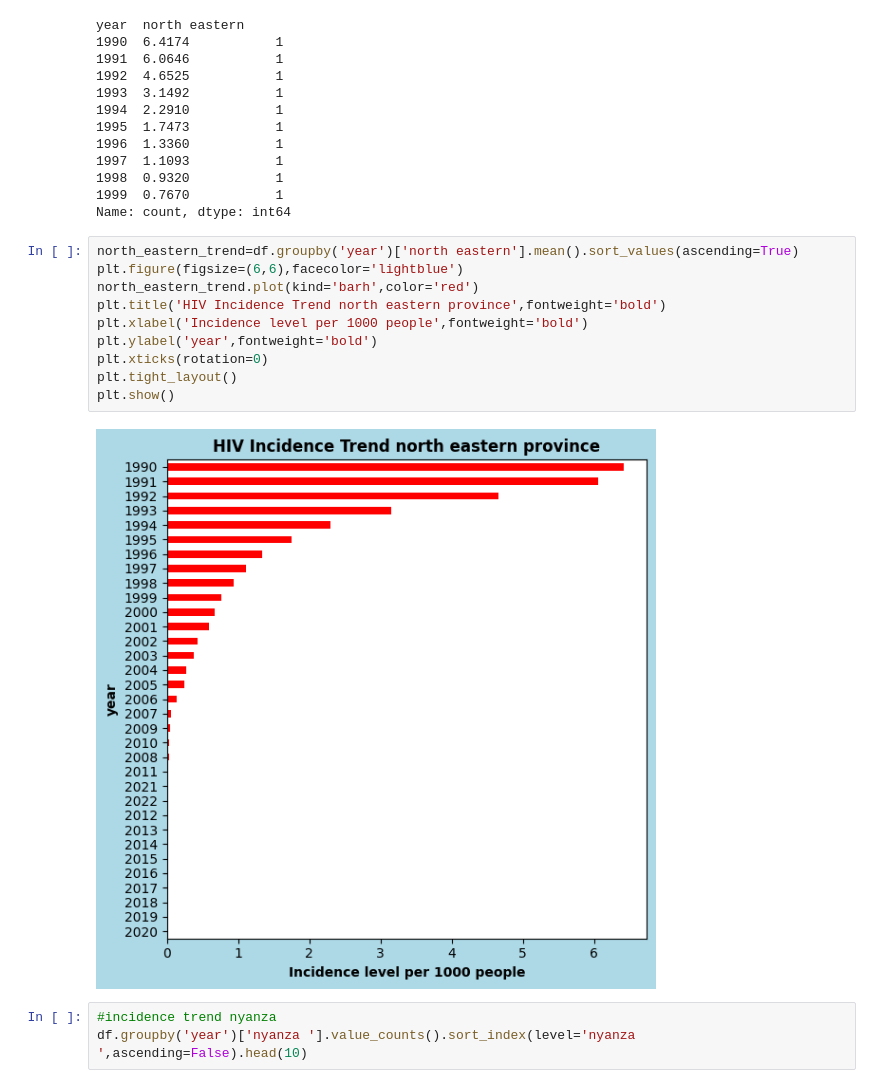
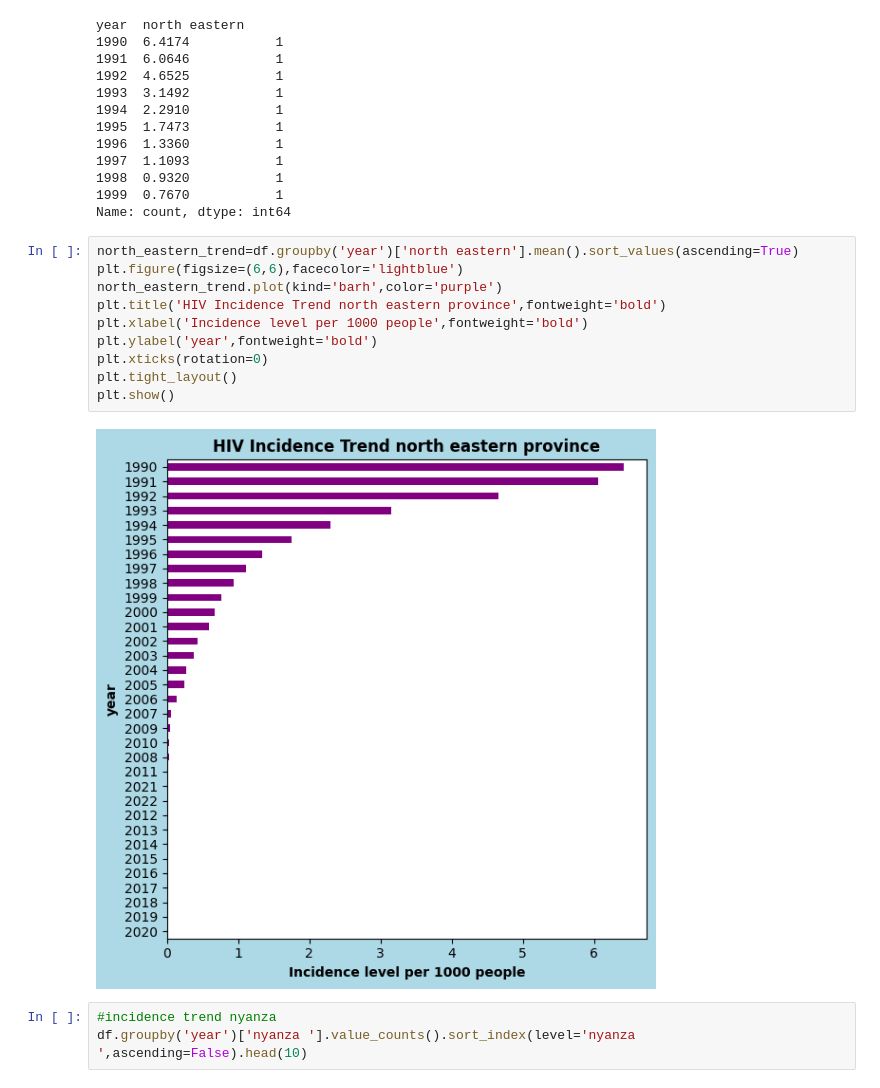
Before and after one commit to BrentOchieng/HIV-Incident-Analysis-1990-2030, a Jupyter notebook: HIV_Incidence_analysis_1990_2030.ipynb, the cells around one changed output. Saved outputs shown, nothing was run; the diff lists cells and outputs as text.

```diff
--- a/HIV_Incidence_analysis_1990_2030.ipynb
+++ b/HIV_Incidence_analysis_1990_2030.ipynb
@@ -206,15 +210,15 @@ Name: count, dtype: int64
 # %%
 north_eastern_trend=df.groupby('year')['north eastern'].mean().sort_values(ascending=True)
 plt.figure(figsize=(6,6),facecolor='lightblue')
-north_eastern_trend.plot(kind='barh',color='red')
+north_eastern_trend.plot(kind='barh',color='purple')
 plt.title('HIV Incidence Trend north eastern province',fontweight='bold')
 plt.xlabel('Incidence level per 1000 people',fontweight='bold')
 plt.ylabel('year',fontweight='bold')
 plt.xticks(rotation=0)
 plt.tight_layout()
 plt.show()
 # %% [output]
-[figure, old version]
+[figure, new version]
 # %%
 #incidence trend nyanza
 df.groupby('year')['nyanza '].value_counts().sort_index(level='nyanza ',ascending=False).head(10)
```
Also changed, not shown: parts of 4 cells of this notebook.
